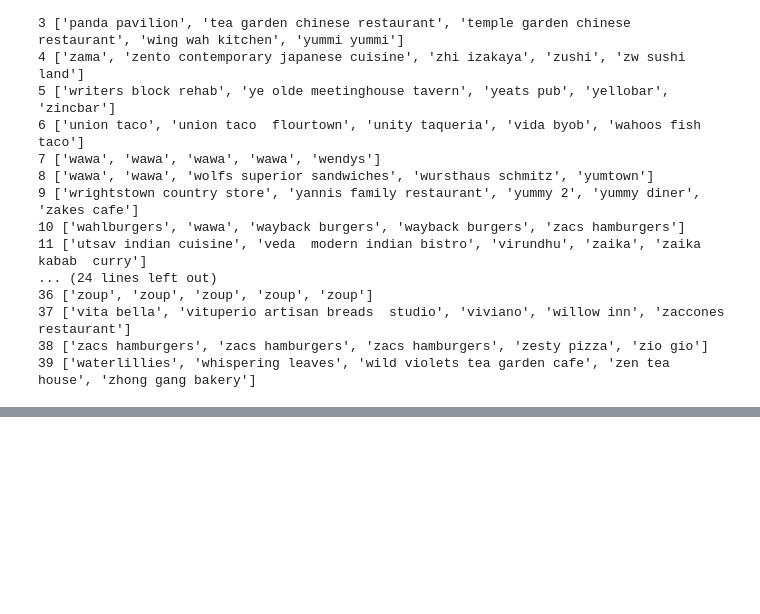
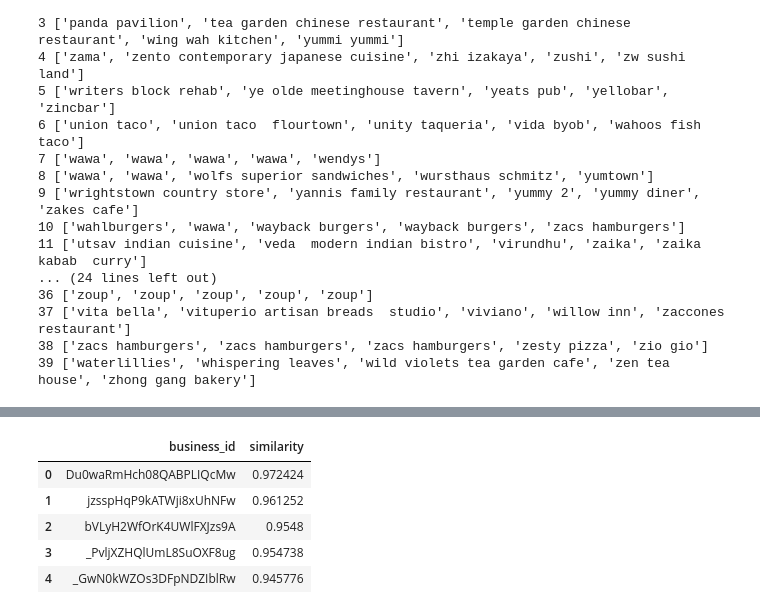
Before and after one commit to crredding/YelpDataset, a Jupyter notebook: RestaurantRecommender.ipynb, the cells around one changed output, grey strips where cells are left out. Saved outputs shown, nothing was run; the diff lists cells and outputs as text; code cells hidden in the pictures; blank space fills up the shorter version.

```diff
--- a/RestaurantRecommender.ipynb
+++ b/RestaurantRecommender.ipynb
@@ -240,0 +276,21 @@ for key, value in sorted(top_restaurants.items()):
+# %%
+def top_recommendations(business_id, similarity_matrix, top_n=3, name_filter=True):
+    df = similarity_matrix[similarity_matrix['business_id'] == business_id]
+    if name_filter:
+        name_mapping = similarity_matrix[['business_id', 'name']]
+        business_ids_to_filter = name_mapping[name_mapping['name'] == df['name'].values[0]]['business_id'].values
+    else:
+        business_ids_to_filter = business_id
+    df = df.drop(business_ids_to_filter, axis=1)
+    output = df.T.iloc[2:,:].sort_values(by=df.T.columns[0], ascending=False).reset_index()
+    output.columns = ['business_id', 'similarity']
+    return output.iloc[:top_n,:]
+# %%
+top_recommendations('Iw8uqNPxviwcgxtruAx_LA', PA_business_similarity, top_n=5, name_filter=True)
+# %% [output]
+|  | business_id | similarity |
+| 0 | Du0waRmHch08QABPLIQcMw | 0.972424 |
+| 1 | jzsspHqP9kATWji8xUhNFw | 0.961252 |
+| 2 | bVLyH2WfOrK4UWlFXJzs9A | 0.9548 |
+| 3 | _PvljXZHQlUmL8SuOXF8ug | 0.954738 |
+| 4 | _GwN0kWZOs3DFpNDZIblRw | 0.945776 |
```
Also changed, not shown: parts of 13 cells of this notebook.
